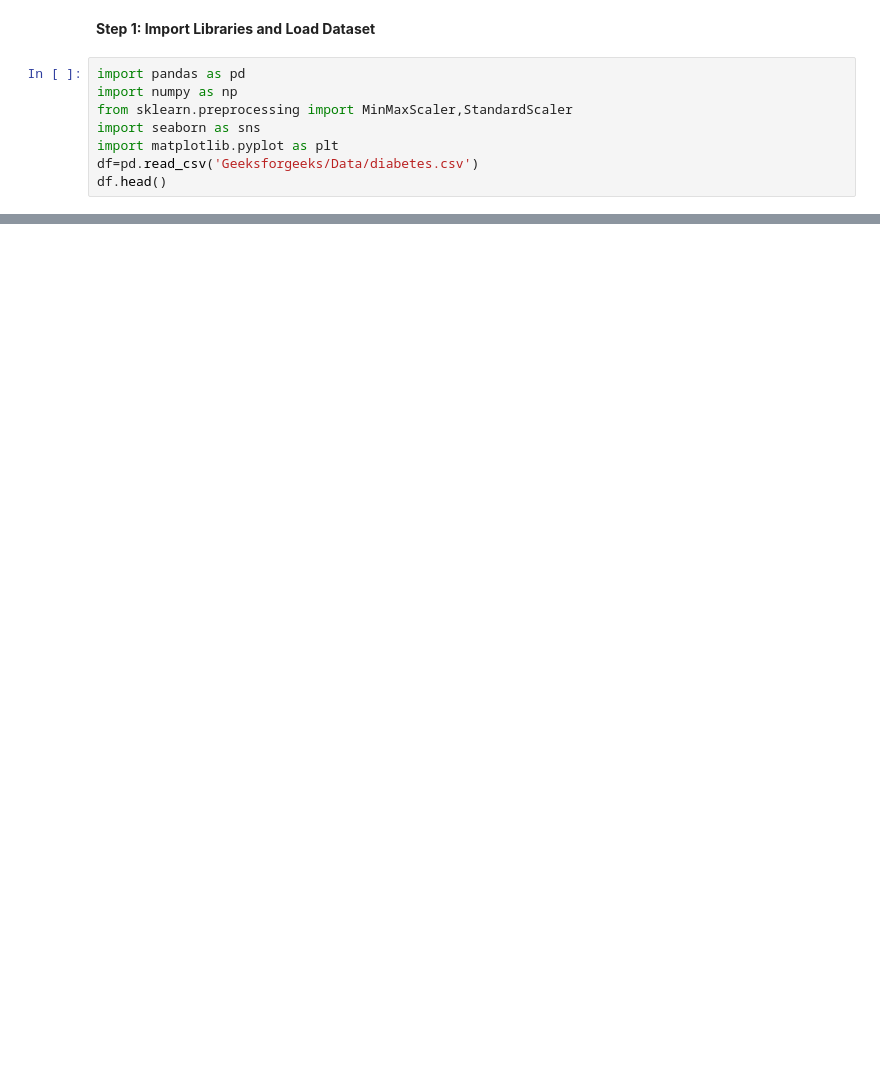
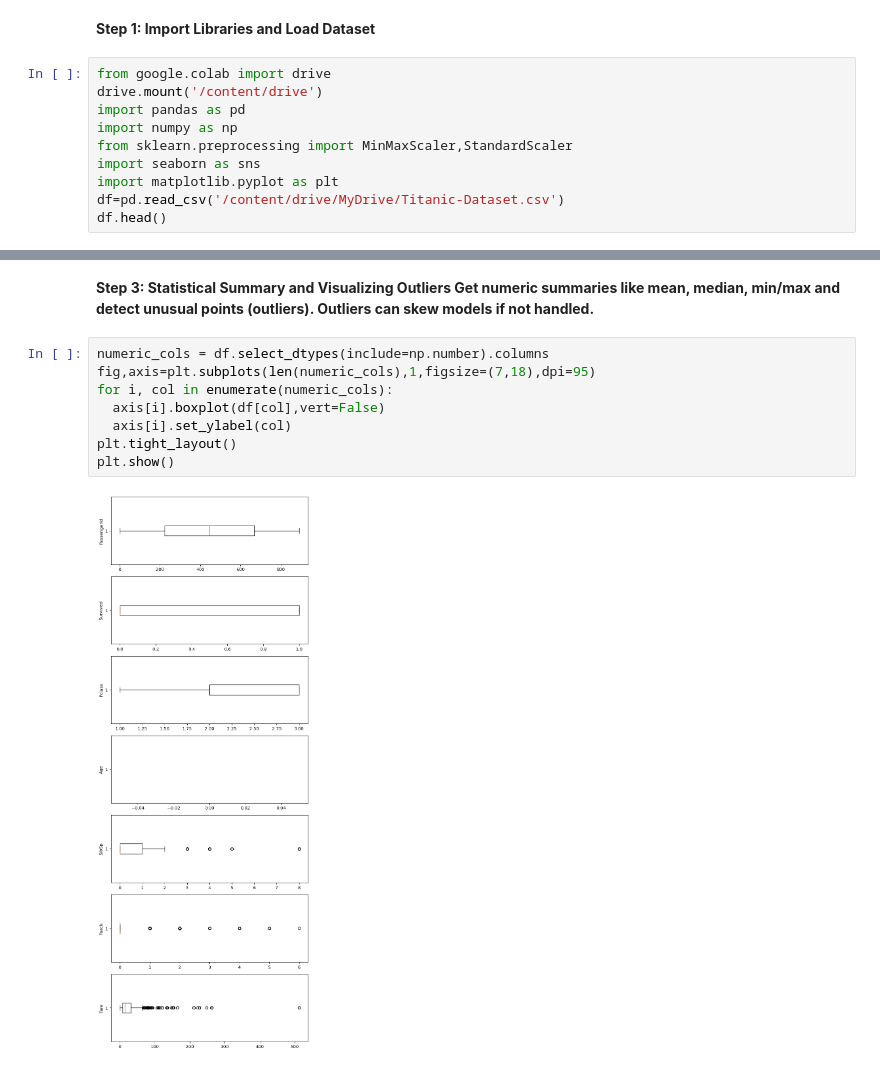
Before and after one commit to Nermeen-Moussa/ML-DL-Reference-Guide, a Jupyter notebook: 01_Data_Preprocessing.ipynb, the cells around one changed output, grey strips where cells are left out. Drawn from its saved outputs; the diff is of its cells as text; blank space fills up the shorter version.

```diff
--- a/01_Data_Preprocessing.ipynb
+++ b/01_Data_Preprocessing.ipynb
@@ -3,11 +3,13 @@
 # %% [markdown]
 **Step 1: Import Libraries and Load Dataset**
 # %%
+from google.colab import drive
+drive.mount('/content/drive')
 import pandas as pd
 import numpy as np
 from sklearn.preprocessing import MinMaxScaler,StandardScaler
 import seaborn as sns
 import matplotlib.pyplot as plt
-df=pd.read_csv('Geeksforgeeks/Data/diabetes.csv')
+df=pd.read_csv('/content/drive/MyDrive/Titanic-Dataset.csv')
 df.head()
 # %% [output]
@@ -14,0 +77,13 @@ FileNotFoundError: [Errno 2] No such file or directory: 'Geeksforgeeks/Data/diab
+# %% [markdown]
+**Step 3: Statistical Summary and Visualizing Outliers
+Get numeric summaries like mean, median, min/max and detect unusual points (outliers). Outliers can skew models if not handled.**
+# %%
+numeric_cols = df.select_dtypes(include=np.number).columns
+fig,axis=plt.subplots(len(numeric_cols),1,figsize=(7,18),dpi=95)
+for i, col in enumerate(numeric_cols):
+  axis[i].boxplot(df[col],vert=False)
+  axis[i].set_ylabel(col)
+plt.tight_layout()
+plt.show()
+# %% [output]
+[figure, added]
```
Also changed, not shown: parts of 5 cells of this notebook.
